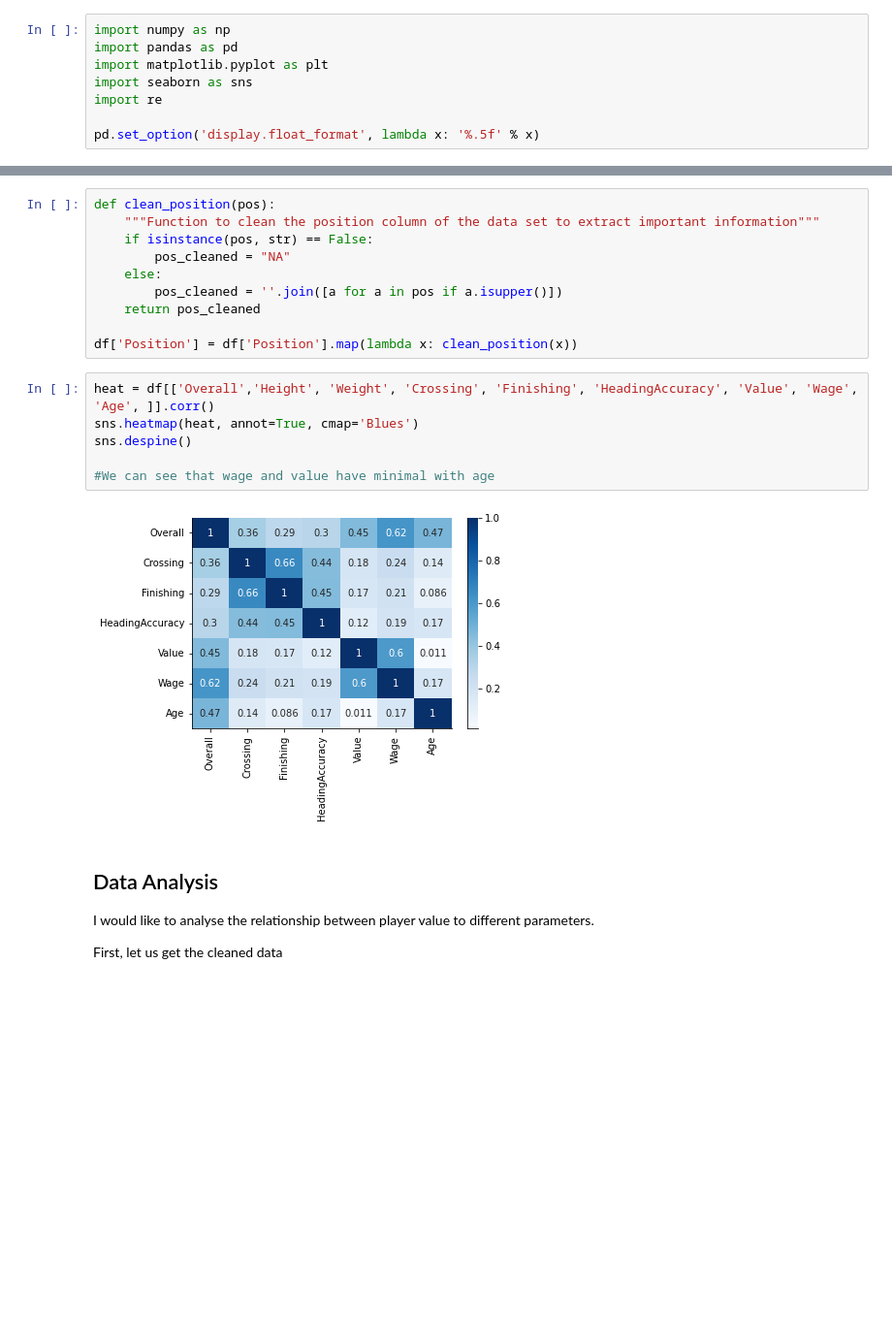
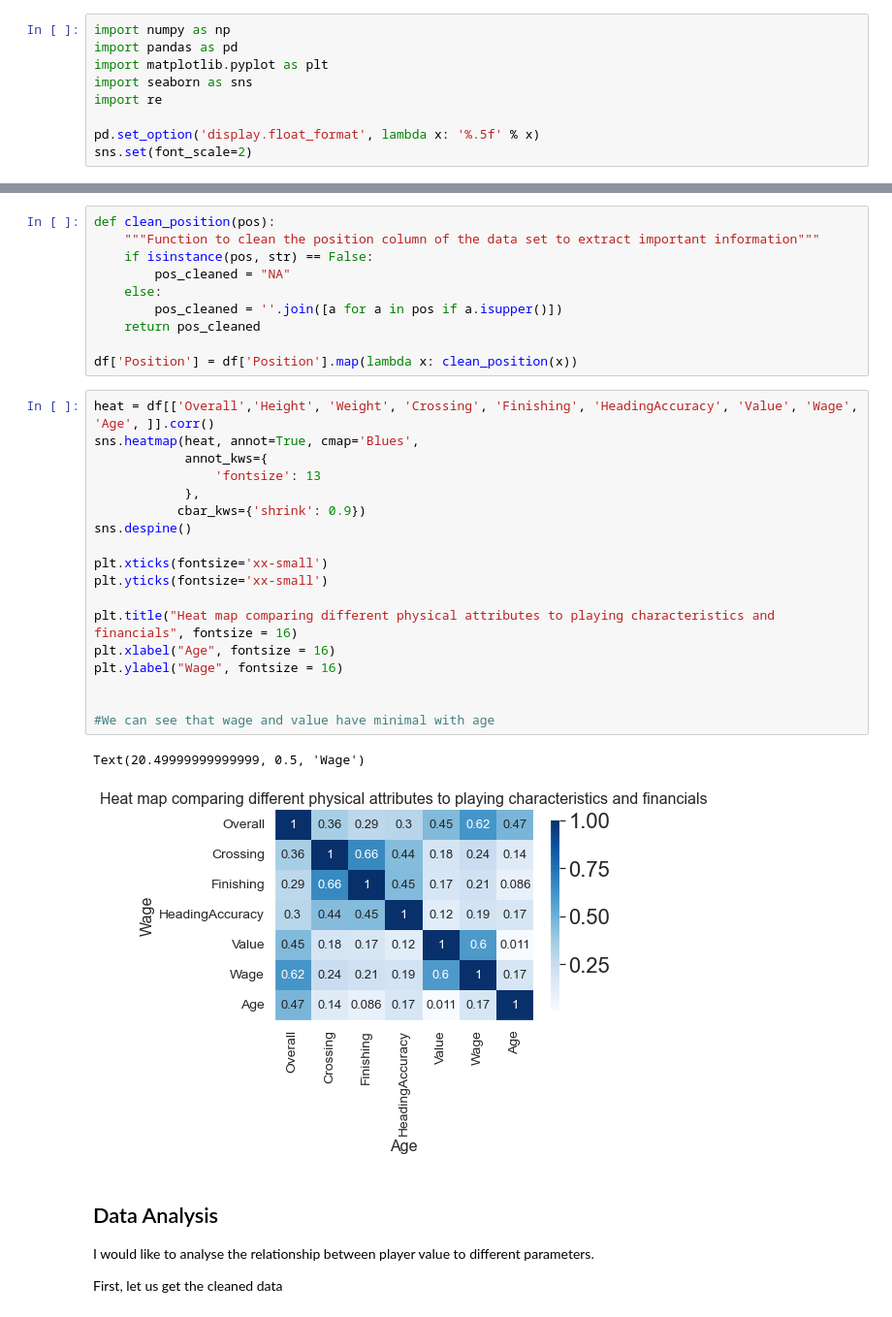
Before and after one commit to ubco-W2022T1-cosc301/project-group28, a Jupyter notebook: notebooks/analysis1.ipynb, the cells around one changed output, grey strips where cells are left out. Shown at 97% size. Drawn from its saved outputs; the diff is of its cells as text; blank space fills up the shorter version.

```diff
--- a/notebooks/analysis1.ipynb
+++ b/notebooks/analysis1.ipynb
@@ -12,3 +12,4 @@ import seaborn as sns
 import re
 
 pd.set_option('display.float_format', lambda x: '%.5f' % x)
+sns.set(font_scale=2)
@@ -148,12 +178,25 @@ def clean_position(pos):
 df['Position'] = df['Position'].map(lambda x: clean_position(x))
 # %%
 heat = df[['Overall','Height', 'Weight', 'Crossing', 'Finishing', 'HeadingAccuracy', 'Value', 'Wage', 'Age', ]].corr()
-sns.heatmap(heat, annot=True, cmap='Blues')
+sns.heatmap(heat, annot=True, cmap='Blues',
+            annot_kws={
+                'fontsize': 13
+            },
+           cbar_kws={'shrink': 0.9})
 sns.despine()
 
+plt.xticks(fontsize='xx-small')
+plt.yticks(fontsize='xx-small')
+
+plt.title("Heat map comparing different physical attributes to playing characteristics and financials", fontsize = 16)
+plt.xlabel("Age", fontsize = 16)
+plt.ylabel("Wage", fontsize = 16)
+
+
 #We can see that wage and value have minimal with age
 # %% [output]
+Text(20.49999999999999, 0.5, 'Wage')
-[figure, old version]
+[figure, new version]
 # %% [markdown]
 ## Data Analysis
 I would like to analyse the relationship between player value to different parameters.
```
Also changed, not shown: parts of 23 cells of this notebook, 3 other files.
